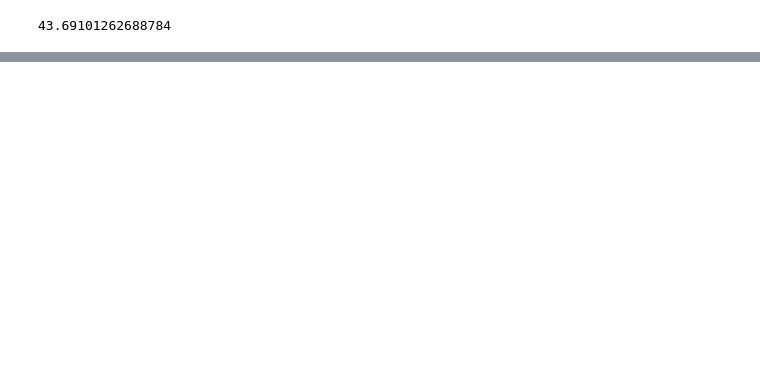
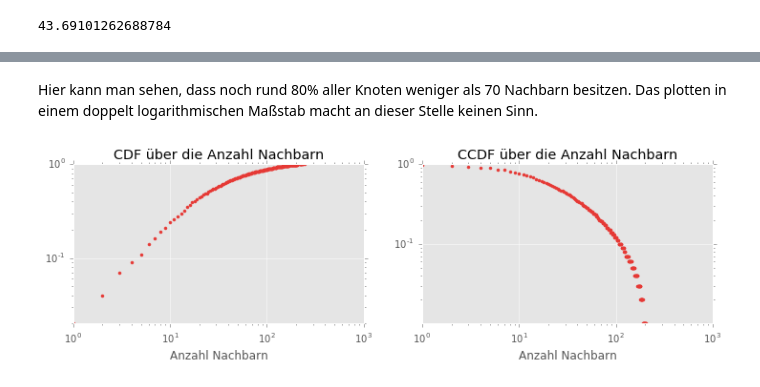
Before and after one commit to captain-proton/aise, a Jupyter notebook: documentation/source/nia/jupyter_nb/exercise_7.ipynb, the cells around one changed output, grey strips where cells are left out. Saved outputs shown, nothing was run; the diff lists cells and outputs as text; code cells hidden in the pictures; blank space fills up the shorter version.

```diff
--- a/documentation/source/nia/jupyter_nb/exercise_7.ipynb
+++ b/documentation/source/nia/jupyter_nb/exercise_7.ipynb
@@ -478,0 +576,28 @@ plt.show()
+# %% [markdown]
+Hier kann man sehen, dass noch rund 80% aller Knoten weniger als 70 Nachbarn besitzen. Das plotten in einem doppelt logarithmischen Maßstab macht an dieser Stelle keinen Sinn.
+# %%
+def plot_log_log_cdf(values, ax, title, xlabel, complementary=False):
+
+    plot_log_cdf(values, ax, title, xlabel, complementary=complementary)
+    ax.set_yscale('log')
+    ax.set_ylim(0, 1e0)
+
+f, axes = plt.subplots(ncols=2, nrows=1, figsize=(12, 3))
+ax1, ax2 = axes.ravel()
+
+# CDF der Nachbarn
+plot_log_log_cdf(clipped_neighbor_count,
+                 ax1,
+                 'CDF über die Anzahl Nachbarn',
+                 'Anzahl Nachbarn')
+
+# CCDF der Nachbarn
+plot_log_log_cdf(clipped_neighbor_count,
+                 ax2,
+                 'CCDF über die Anzahl Nachbarn',
+                 'Anzahl Nachbarn',
+                 complementary=True)
+
+plt.show()
+# %% [output]
+[figure, added]
```
Also changed, not shown: parts of 59 cells of this notebook.
